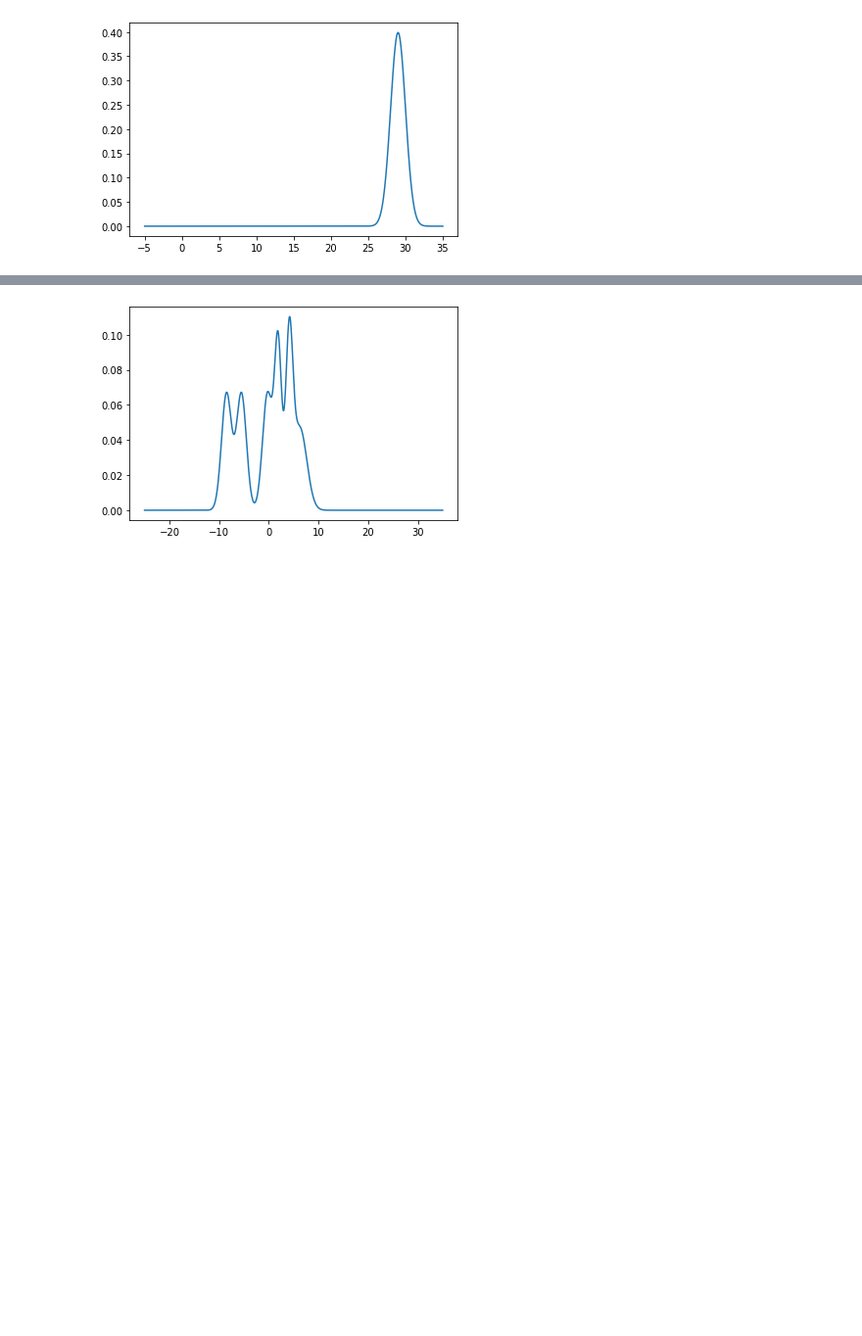
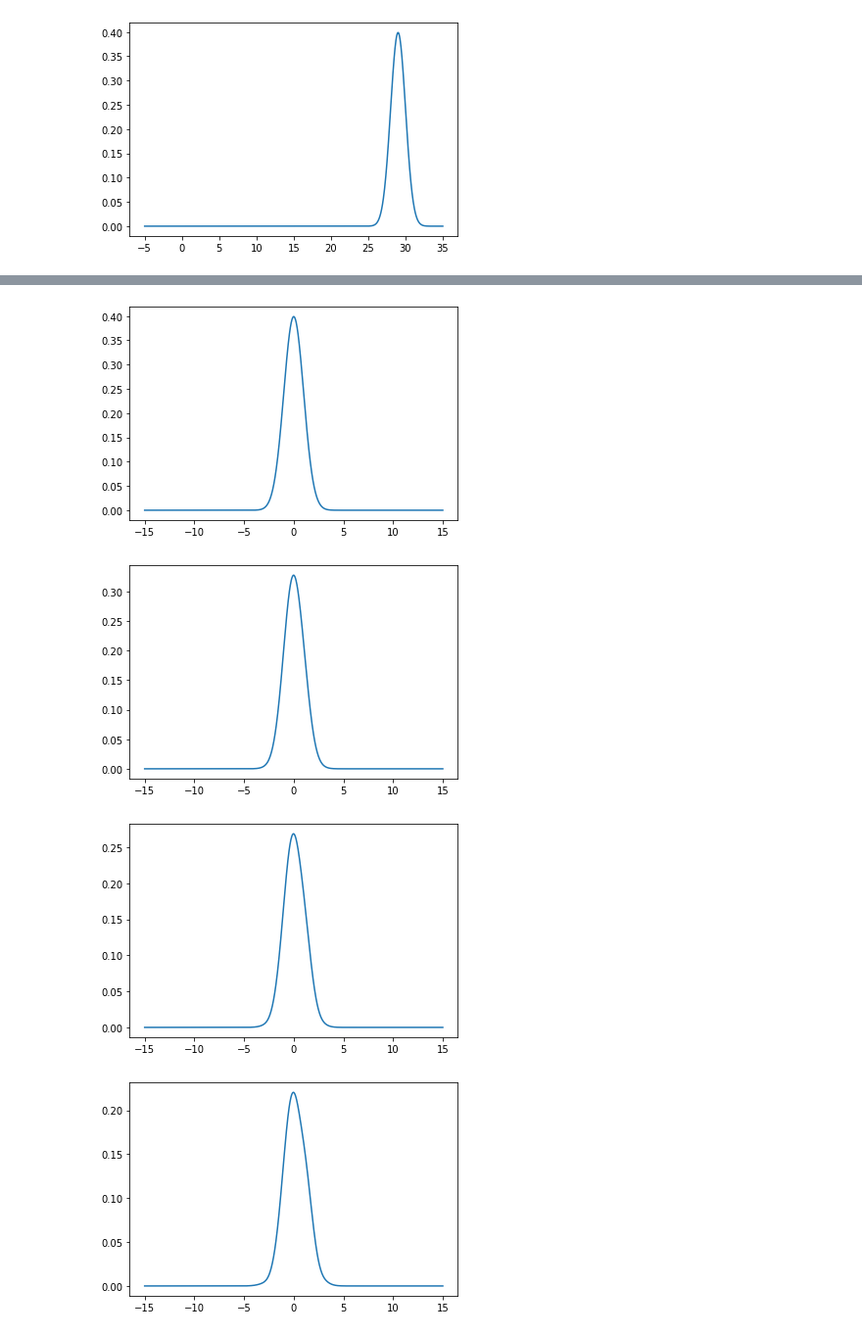
Before and after one commit to ElouanARGOUARCH/SBI, a Jupyter notebook: Test.ipynb, the cells around one changed output, grey strips where cells are left out. Shown at 98% size. Cells and saved outputs as stored; diff of their text form; code cells hidden in the pictures; blank space fills up the shorter version.

```diff
--- a/Test.ipynb
+++ b/Test.ipynb
@@ -51,11 +48,14 @@ for i in range(T):
 # %%
 from IPython.display import clear_output
 import matplotlib.pyplot as plt
-linspace= torch.linspace(-25, 35,1000).unsqueeze(-1)
+linspace= torch.linspace(-15, 15,1000).unsqueeze(-1)
 for i in range(T):
-    clear_output(wait=True)
+    #clear_output(wait=True)
     plt.figure()
     plt.plot(linspace, torch.exp(target_log_densities[i](linspace)))
     plt.show()
 # %% [output]
-[figure, old version]
+[figure, new version]
+[figure, added]
+[figure, added]
+[figure, added]
```
Also changed, not shown: parts of 6 cells of this notebook, 4 other files.
